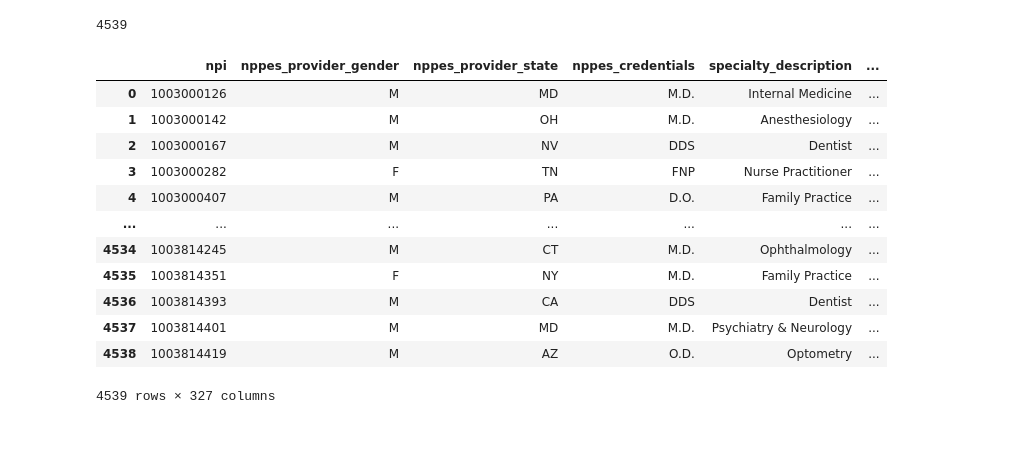
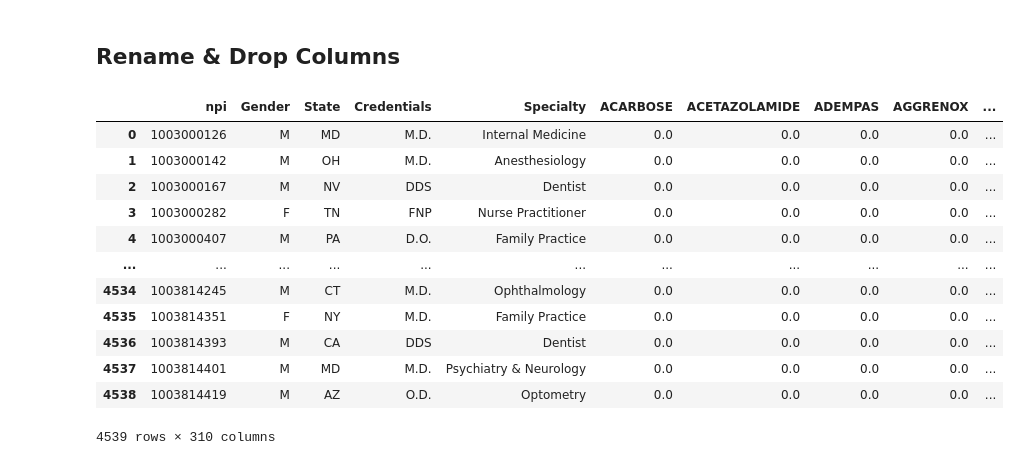
Before and after one commit to ssonkol/Medication_Prediction, a Jupyter notebook: Notebook/00-Extract-Data-v0.0.ipynb, the cells around one changed output. Drawn from its saved outputs; the diff is of its cells as text; code cells hidden in the pictures; blank space fills up the shorter version.

```diff
--- a/Notebook/Untitled.ipynb
+++ b/Notebook/00-Extract-Data-v0.0.ipynb
@@ -7,4 +15,4 @@ num_drugs = 300
 # %%
+#load the data
 prescriber_info = pd.read_csv(r"D:/NPI/PartD_Prescriber_PUF_NPI_Drug_17.txt", header=0, sep="\t", nrows = row_number)
+meta = pd.read_csv(r"D:/NPI/PartD_Prescriber_PUF_NPI_17.txt", header=0, sep="\t", nrows = row_number)
-# %%
-meta = pd.read_csv(r"D:/NPI/PartD_Prescriber_PUF_NPI_17.txt", header=0, sep="\t", nrows = 100000)
@@ -112,7 +140,0 @@ sorted_df
-# %%
-sorted_df['Opioid.Prescriber'] = 1
-for i in range(0,len(sorted_df)):
-    if (sorted_df['opioid_bene_count'][i]<10 or sorted_df['opioid_bene_count'][i] == 0) & (sorted_df['opioid_bene_count'][i]<10 or sorted_df['opioid_claim_count'][i]==0):
-        sorted_df['Opioid.Prescriber'][i] == 0
-    else:
-        sorted_df['Opioid.Prescriber'][i] == 1
@@ -135,4 +140,0 @@ sorted_df
-# %%
-sorted_df['Opioid.Prescriber'].sum()
-# %% [output]
-4539
@@ -141,16 +141,20 @@ sorted_df.loc[(sorted_df["opioid_bene_count"]<10 | sorted_df["opioid_bene_count"
-# %%
-sorted_df
-# %% [output]
-|  | npi | nppes_provider_gender | nppes_provider_state | nppes_credentials | specialty_description | ... |
-| 0 | 1003000126 | M | MD | M.D. | Internal Medicine | ... |
-| 1 | 1003000142 | M | OH | M.D. | Anesthesiology | ... |
-| 2 | 1003000167 | M | NV | DDS | Dentist | ... |
-| 3 | 1003000282 | F | TN | FNP | Nurse Practitioner | ... |
-| 4 | 1003000407 | M | PA | D.O. | Family Practice | ... |
-| ... | ... | ... | ... | ... | ... | ... |
-| 4534 | 1003814245 | M | CT | M.D. | Ophthalmology | ... |
-| 4535 | 1003814351 | F | NY | M.D. | Family Practice | ... |
-| 4536 | 1003814393 | M | CA | DDS | Dentist | ... |
-| 4537 | 1003814401 | M | MD | M.D. | Psychiatry & Neurology | ... |
-| 4538 | 1003814419 | M | AZ | O.D. | Optometry | ... |
-4539 rows × 327 columns
+# %% [markdown]
+## Rename & Drop Columns
+# %%
+sorted_df = sorted_df.drop(columns=['opioid_bene_count','opioid_claim_count'], axis =1)
+sorted_df = sorted_df.rename(columns={'nppes_provider_gender':'Gender','nppes_provider_state':'State', 'nppes_credentials':'Credentials', 'specialty_description':'Specialty'})
+sorted_df
+# %% [output]
+|  | npi | Gender | State | Credentials | Specialty | ACARBOSE | ACETAZOLAMIDE | ADEMPAS | AGGRENOX | ... |
+| 0 | 1003000126 | M | MD | M.D. | Internal Medicine | 0.0 | 0.0 | 0.0 | 0.0 | ... |
+| 1 | 1003000142 | M | OH | M.D. | Anesthesiology | 0.0 | 0.0 | 0.0 | 0.0 | ... |
+| 2 | 1003000167 | M | NV | DDS | Dentist | 0.0 | 0.0 | 0.0 | 0.0 | ... |
+| 3 | 1003000282 | F | TN | FNP | Nurse Practitioner | 0.0 | 0.0 | 0.0 | 0.0 | ... |
+| 4 | 1003000407 | M | PA | D.O. | Family Practice | 0.0 | 0.0 | 0.0 | 0.0 | ... |
+| ... | ... | ... | ... | ... | ... | ... | ... | ... | ... | ... |
+| 4534 | 1003814245 | M | CT | M.D. | Ophthalmology | 0.0 | 0.0 | 0.0 | 0.0 | ... |
+| 4535 | 1003814351 | F | NY | M.D. | Family Practice | 0.0 | 0.0 | 0.0 | 0.0 | ... |
+| 4536 | 1003814393 | M | CA | DDS | Dentist | 0.0 | 0.0 | 0.0 | 0.0 | ... |
+| 4537 | 1003814401 | M | MD | M.D. | Psychiatry & Neurology | 0.0 | 0.0 | 0.0 | 0.0 | ... |
+| 4538 | 1003814419 | M | AZ | O.D. | Optometry | 0.0 | 0.0 | 0.0 | 0.0 | ... |
+4539 rows × 310 columns
```
Also changed, not shown: parts of 31 cells of this notebook, 3 other files.
